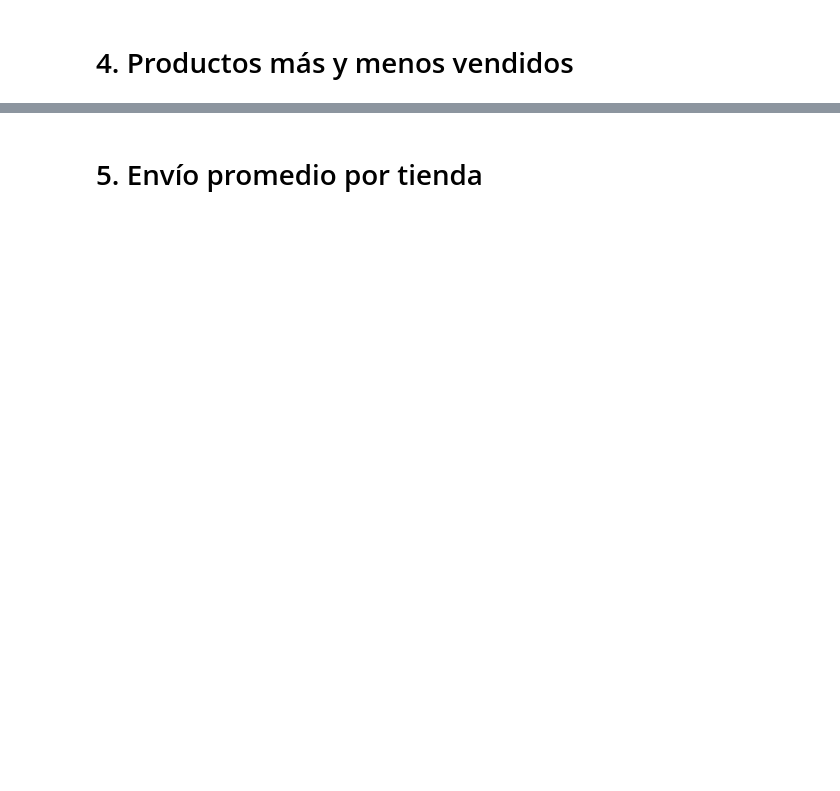
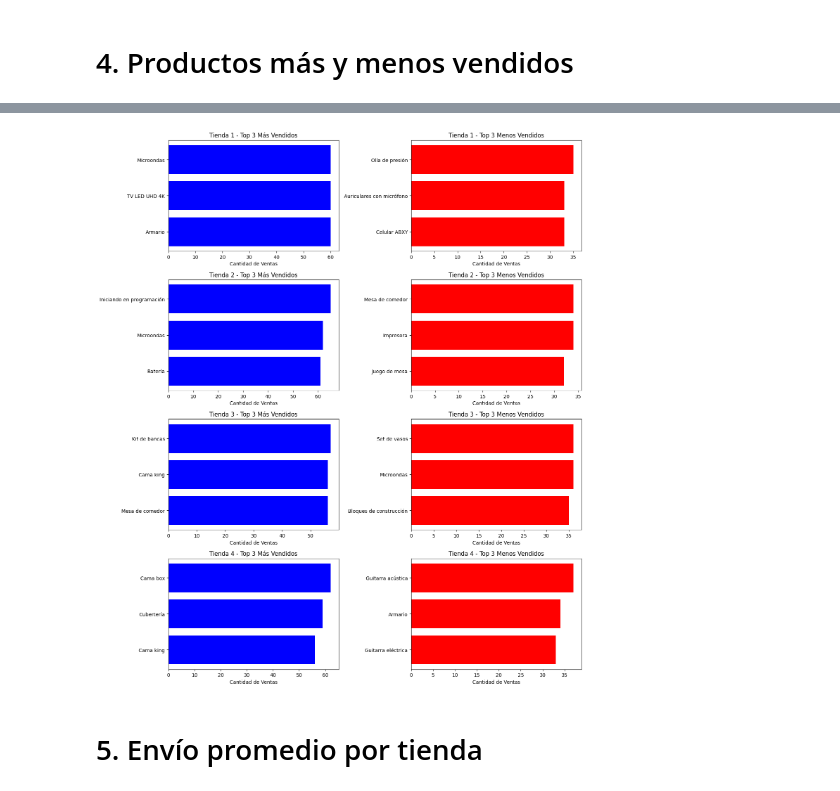
Before and after one commit to PabloVera26/ChallengeAluraStore, a Jupyter notebook: AluraStoreLatam.ipynb, the cells around one changed output, grey strips where cells are left out. Cells and saved outputs as stored; diff of their text form; code cells hidden in the pictures; blank space fills up the shorter version.

Commit message:
Actializacion con la valoracion media asi como los productos mas y menos vendidos.

```diff
--- a/AluraStoreLatam.ipynb
+++ b/AluraStoreLatam.ipynb
@@ -100,2 +120,18 @@ Aqui una representacion grafica de las 4 tiendas con sus categorias populares en
 # %% [markdown]
 # 4. Productos más y menos vendidos
+# %%
+for nombre_tienda, tienda in zip(nombresTiendas, tiendas):
+  print(f"\n{nombre_tienda}:")
+
+  ventas_producto = tienda.groupby('Producto').size().reset_index(name='Cantidad_Ventas')
+  ventas_ordenadas = ventas_producto.sort_values(by='Cantidad_Ventas', ascending=False)
+
+  top_3 = ventas_ordenadas.head(3)
+  print("Top 3 productos más vendidos:")
+  for _, fila in top_3.iterrows():
+    print(f" - {fila['Producto']} ({fila['Cantidad_Ventas']} ventas)")
+
+  bottom_3 = ventas_ordenadas.tail(3)
+  print("Top 3 productos menos vendidos:")
+  for _, fila in bottom_3.iterrows():
+    print(f" - {fila['Producto']} ({fila['Cantidad_Ventas']} venta(s))")
@@ -102,2 +156,23 @@ Aqui una representacion grafica de las 4 tiendas con sus categorias populares en
+# %%
+fig, axes = plt.subplots(4, 2, figsize=(14, 16))
+
+for i, (nombre_tienda, tienda_df) in enumerate(zip(nombresTiendas, tiendas)):
+    ventas_producto = tienda_df.groupby('Producto').size().reset_index(name='Cantidad_Ventas')
+    ventas_ordenadas = ventas_producto.sort_values(by='Cantidad_Ventas', ascending=False)
+
+    top_3 = ventas_ordenadas.head(3).sort_values(by='Cantidad_Ventas')
+    axes[i][0].barh(top_3['Producto'], top_3['Cantidad_Ventas'], color='blue')
+    axes[i][0].set_title(f"{nombre_tienda} - Top 3 Más Vendidos")
+    axes[i][0].set_xlabel('Cantidad de Ventas')
+
+    bottom_3 = ventas_ordenadas.tail(3).sort_values(by='Cantidad_Ventas')
+    axes[i][1].barh(bottom_3['Producto'], bottom_3['Cantidad_Ventas'], color='red')
+    axes[i][1].set_title(f"{nombre_tienda} - Top 3 Menos Vendidos")
+    axes[i][1].set_xlabel('Cantidad de Ventas')
+
+plt.tight_layout()
+plt.show()
+# %% [output]
+[figure, added]
 # %% [markdown]
 # 5. Envío promedio por tienda
```
Also changed, not shown: parts of 2 cells of this notebook.
